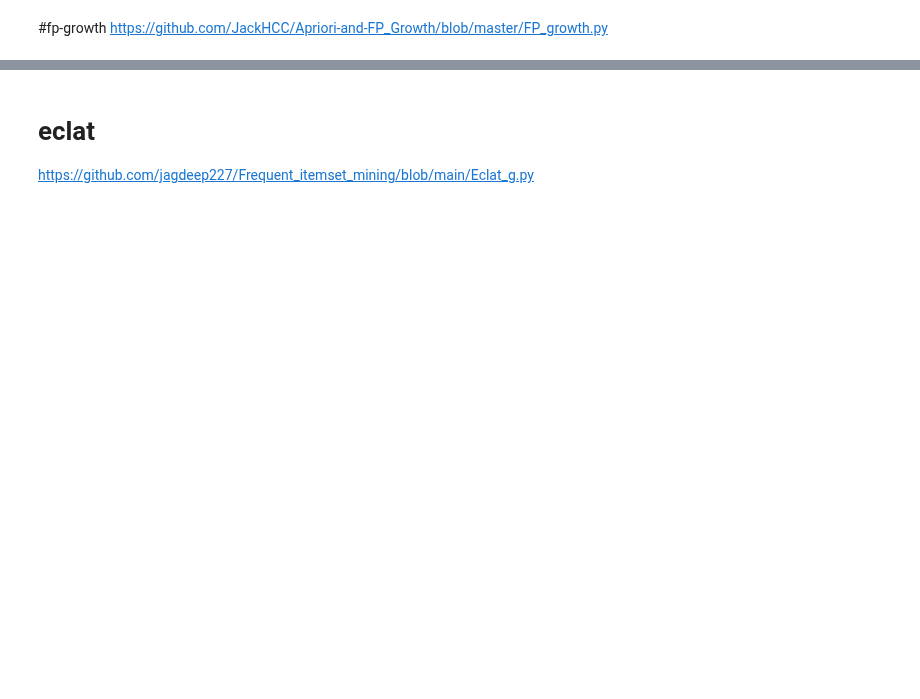
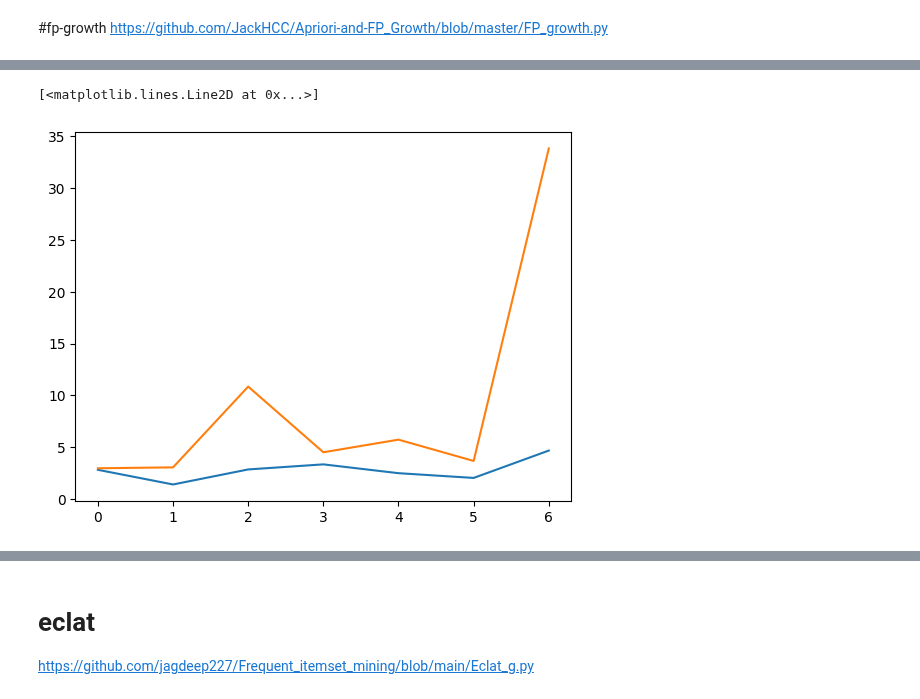
Before and after one commit to NicoloAvesani/Finding-Frequent-Itemsets-, a Jupyter notebook: that's_good_OK_APRIORI,_FP_GROWTH_and_ECLAT.ipynb, the cells around one changed output, grey strips where cells are left out. Cells and saved outputs as stored; diff of their text form; code cells hidden in the pictures; blank space fills up the shorter version.

```diff
--- a/that's_good_OK_APRIORI,_FP_GROWTH_and_ECLAT.ipynb
+++ b/that's_good_OK_APRIORI,_FP_GROWTH_and_ECLAT.ipynb
@@ -577,0 +689,7 @@ runtime_apriori[:5]
+# %%
+#plt fp-growh and apriori density
+plt.plot(runtime_fpgrowth_density)
+plt.plot(runtime_apriori_density)
+# %% [output]
+[<matplotlib.lines.Line2D at 0x...>]
+[figure, added]
```
Also changed, not shown: parts of 21 cells of this notebook.
